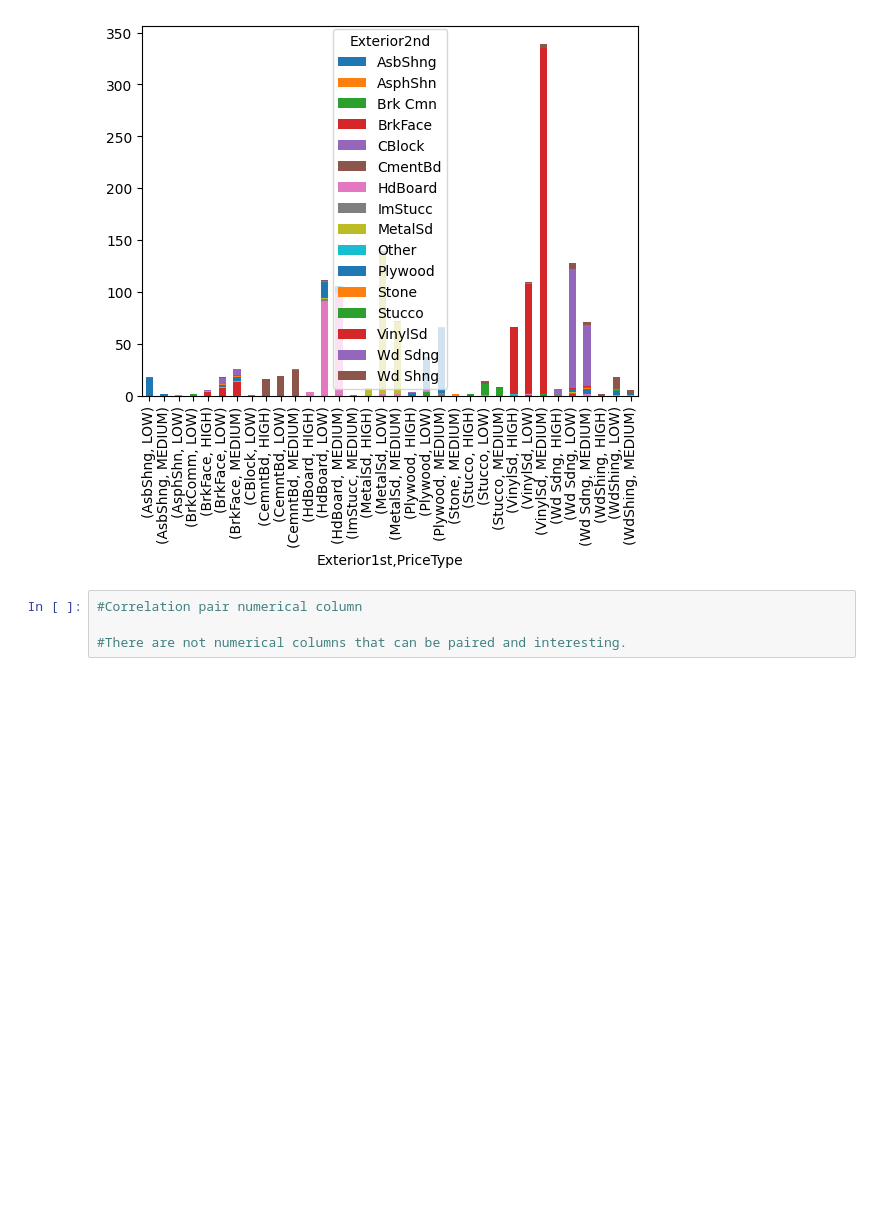
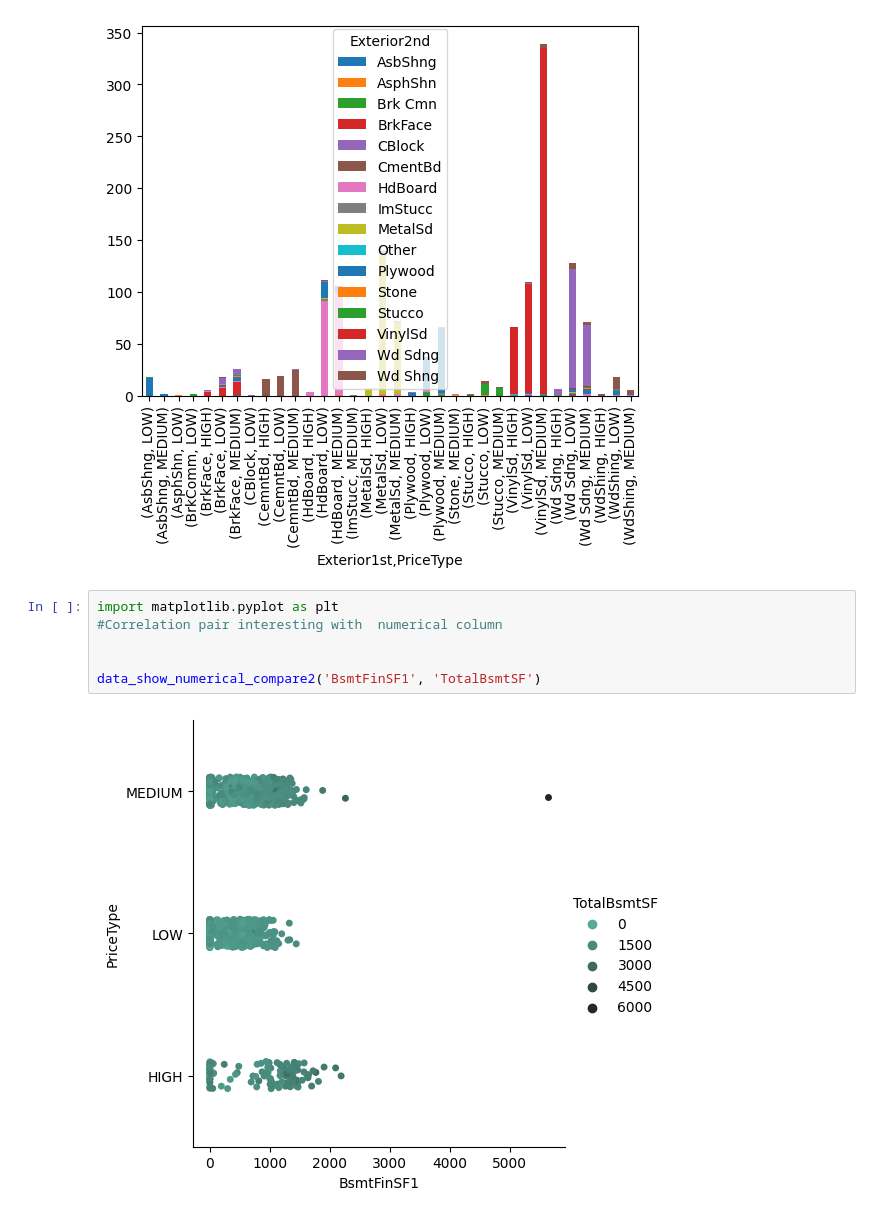
Before and after one commit to yichen-huang/House-Prices-Advanced-Regression-Techniques, a Jupyter notebook: data_understanding_column_20_40.ipynb, the cells around one changed output. Drawn from its saved outputs; the diff is of its cells as text; blank space fills up the shorter version.

```diff
--- a/data_understanding_column_20_40.ipynb
+++ b/data_understanding_column_20_40.ipynb
@@ -889,10 +931,14 @@ data_show_categorical_compare('Exterior1st','Exterior2nd')
 [figure]
 [figure]
 [figure]
-# %%
-#Correlation pair numerical column
-
-#There are not numerical columns that can be paired and interesting.
+# %%
+import matplotlib.pyplot as plt
+#Correlation pair interesting with  numerical column
+
+
+data_show_numerical_compare2('BsmtFinSF1', 'TotalBsmtSF')
+# %% [output]
+[figure, added]
 # %%
 """Conclusion
 
```
Also changed, not shown: parts of 7 cells of this notebook.
